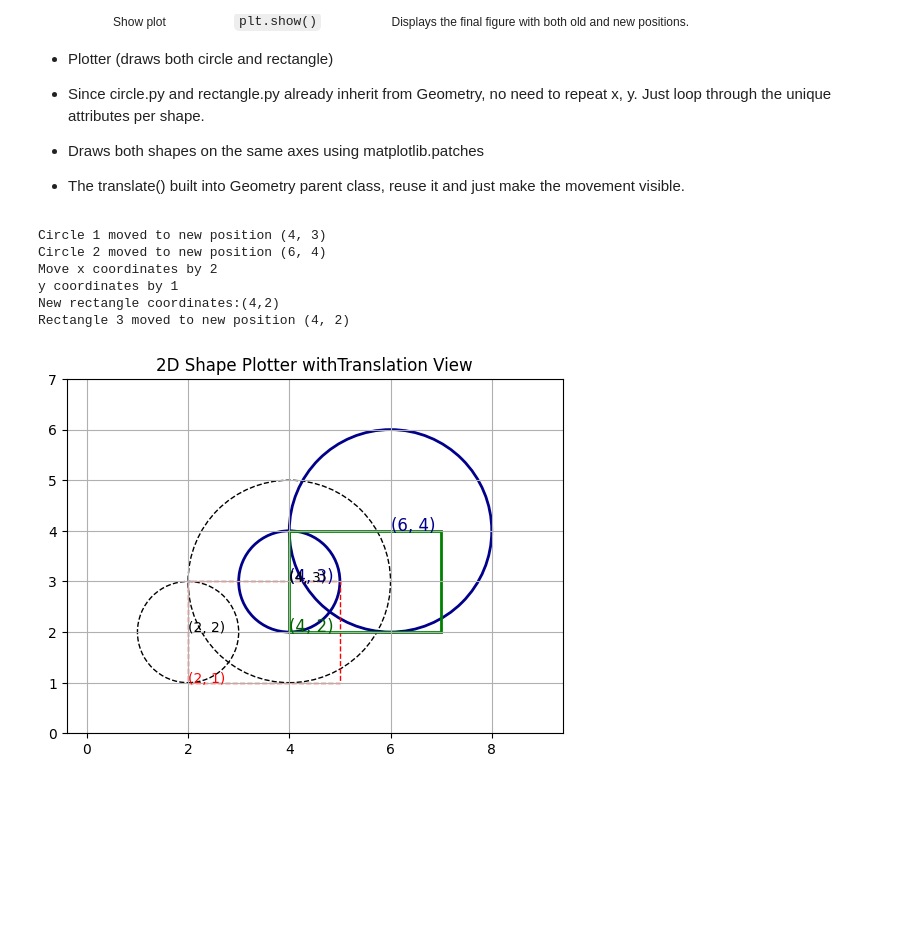
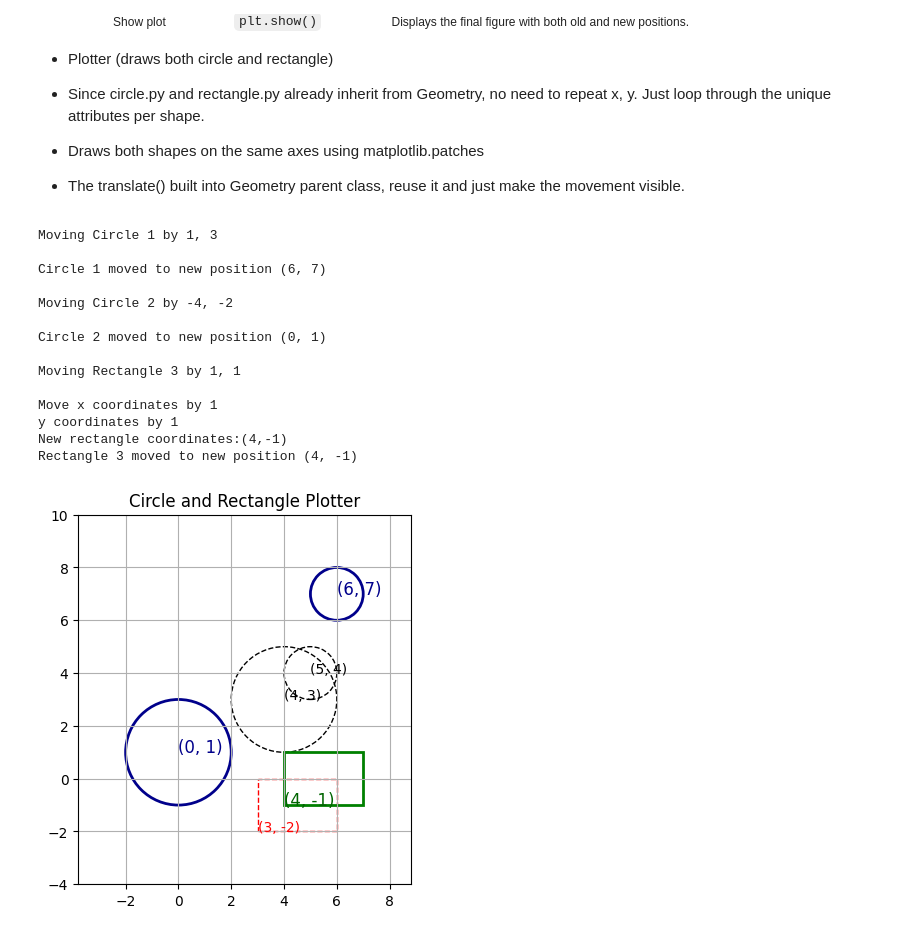
Before and after one commit to Akina-Aoki/aira_franco_lab2, a Jupyter notebook: plotter.ipynb, the cells around one changed output. Saved outputs shown, nothing was run; the diff lists cells and outputs as text; code cells hidden in the pictures; blank space fills up the shorter version.

Commit message:
fixed translation method in plotter.py

```diff
--- a/plotter.ipynb
+++ b/plotter.ipynb
@@ -115,25 +124,33 @@ class Plotter:
 # %%
 from circle import Circle
 from rectangle import Rectangle
 
 # create shapes
-circle_small = Circle(2, 2, 1)
-circle_big = Circle(4, 3, 2)
-rectangle = Rectangle(2, 1, 3, 2)
+c1 = Circle(5, 4, 1)
+c2 = Circle(4, 3, 2)
+r1 = Rectangle(3, -2, 3, 2)
 
-# create plotter and add shapes
+# create plotter and add shapes with unique translations (movements)
 plotter = Plotter()
-plotter.add_shape(circle_small)
-plotter.add_shape(circle_big)
-plotter.add_shape(rectangle)
+plotter.add_shape(c1, 1, 3)    # move Circle 1 by (1, 3)
+plotter.add_shape(c2, -4, -2)  # move Circle 2 by (-1, -2)
+plotter.add_shape(r1, 1, 1)    # move r1 by (1, 1)
 
 # plot all shapes
 plotter.plot_all()
 # %% [output]
-Circle 1 moved to new position (4, 3)
-Circle 2 moved to new position (6, 4)
-Move x coordinates by 2
+Moving Circle 1 by 1, 3
+
+Circle 1 moved to new position (6, 7)
+
+Moving Circle 2 by -4, -2
+
+Circle 2 moved to new position (0, 1)
+
+Moving Rectangle 3 by 1, 1
+
+Move x coordinates by 1
 y coordinates by 1
-New rectangle coordinates:(4,2)
-Rectangle 3 moved to new position (4, 2)
+New rectangle coordinates:(4,-1)
+Rectangle 3 moved to new position (4, -1)
-[figure, old version]
+[figure, new version]
```
Also changed, not shown: parts of 1 cell of this notebook, 6 other files.
